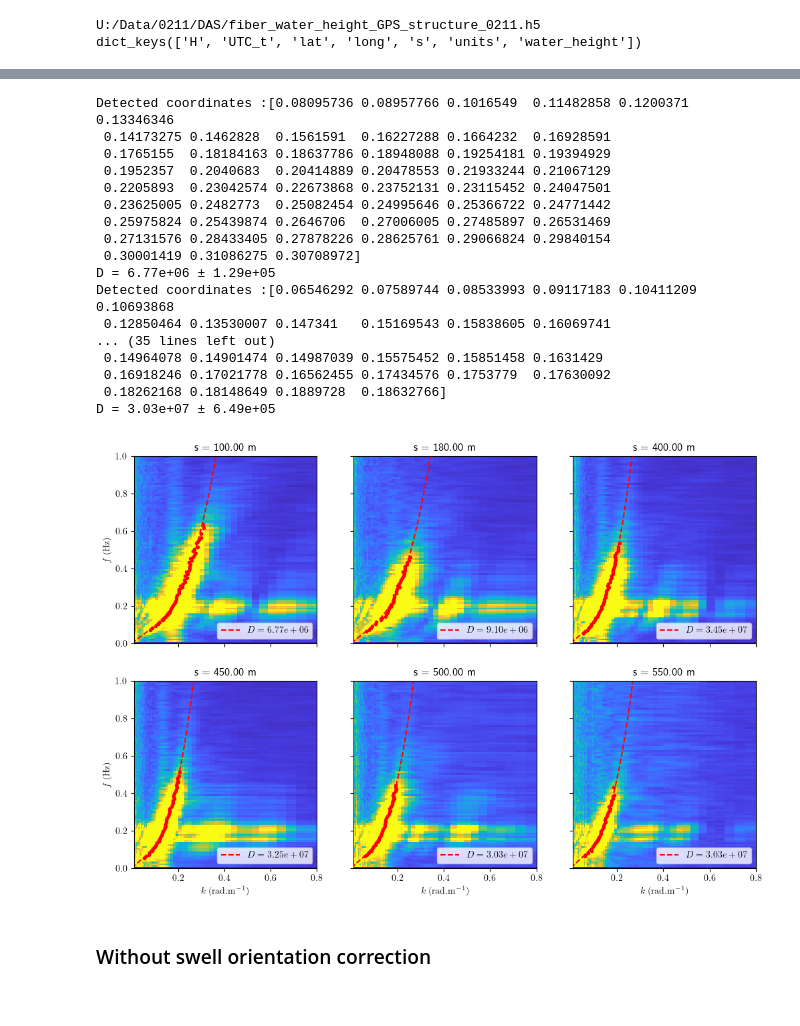
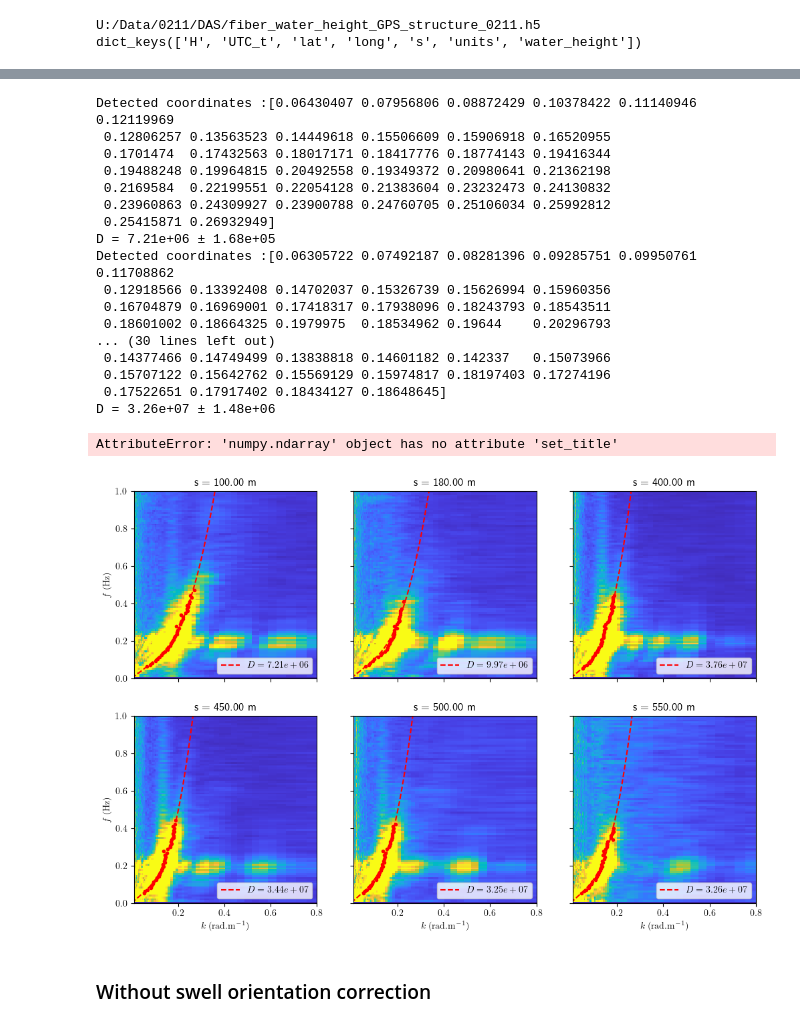
Before and after one commit to Turbotice/icewave, a Jupyter notebook: icewave/das/Notebook_DAS_subpixel_detection.ipynb, the cells around one changed output, grey strips where cells are left out. Drawn from its saved outputs; the diff is of its cells as text; code cells hidden in the pictures.

```diff
--- a/icewave/das/Notebook_DAS_subpixel_detection.ipynb
+++ b/icewave/das/Notebook_DAS_subpixel_detection.ipynb
@@ -303,7 +302,7 @@ freq_range = [0.02,0.8]
 min_prominence = 0.7
 min_width = 3
 
-k = data['k']/np.cos(swell_orientation[date]*np.pi/180)
+k = data['k_star']/np.cos(swell_orientation[date]*np.pi/180)
 
 # select range of k for which we look for a peak
 if date in date_downsampling:
@@ -329,51 +328,52 @@ for i,(ax,idx) in enumerate(zip(axs.flatten(),idx_x)):
     # ax.set_ylim([0,8])
     # ax.set_xlim([0,0.7])
     ax.set_title(f's = {s[idx]:.2f} m')
     imsh.set_clim([0,300])
 
     k_exp,f_exp = extract_peaks(FK,freq,k,freq_range,min_prominence,min_width)
     ax.plot(k_exp,f_exp,'r.')
     print(f'Detected coordinates :{k_exp}')
 
     if len(k_exp) != 0:
         H = get_water_height(DAS_water_height,UTC_mid,selected_x[i])
         popt,pcov = scipy.optimize.curve_fit(lambda x,D : shallow_hydroelastic(x, D, rho_w, H)/2/np.pi,k_exp,f_exp,
                                              bounds = (1e5,1e8))
         err_coeff = np.sqrt(np.diag(pcov))
         print(f'D = {popt[0]:.2e} ± {err_coeff[0]:.2e}')
 
         k_th = np.linspace(0,1,100)
         omega_th = shallow_hydroelastic(k_th, popt[0], rho_w, H)
         label_th = r'$D = ' + f'{popt[0]:.2e}' + r'$'
         ax.plot(k_th,omega_th/2/np.pi,'r--',label = label_th)
         ax.legend(loc = 'lower right',fontsize = 10)
 
 for j in range(axs.shape[1]):
     axs[1,j].set_xlabel(r'$k \; \mathrm{(rad.m^{-1})}$')
 
 for i in range(axs.shape[0]):
     axs[i,0].set_ylabel(r'$f \; \mathrm{(Hz)}$')
 
 axs.set_title('With swell orientation correction')
 # %% [output]
-Detected coordinates :[0.08095736 0.08957766 0.1016549  0.11482858 0.1200371  0.13346346
- 0.14173275 0.1462828  0.1561591  0.16227288 0.1664232  0.16928591
- 0.1765155  0.18184163 0.18637786 0.18948088 0.19254181 0.19394929
- 0.1952357  0.2040683  0.20414889 0.20478553 0.21933244 0.21067129
- 0.2205893  0.23042574 0.22673868 0.23752131 0.23115452 0.24047501
- 0.23625005 0.2482773  0.25082454 0.24995646 0.25366722 0.24771442
- 0.25975824 0.25439874 0.2646706  0.27006005 0.27485897 0.26531469
- 0.27131576 0.28433405 0.27878226 0.28625761 0.29066824 0.29840154
- 0.30001419 0.31086275 0.30708972]
-D = 6.77e+06 ± 1.29e+05
-Detected coordinates :[0.06546292 0.07589744 0.08533993 0.09117183 0.10411209 0.10693868
- 0.12850464 0.13530007 0.147341   0.15169543 0.15838605 0.16069741
-... (35 lines left out)
- 0.14964078 0.14901474 0.14987039 0.15575452 0.15851458 0.1631429
- 0.16918246 0.17021778 0.16562455 0.17434576 0.1753779  0.17630092
- 0.18262168 0.18148649 0.1889728  0.18632766]
-D = 3.03e+07 ± 6.49e+05
+Detected coordinates :[0.06430407 0.07956806 0.08872429 0.10378422 0.11140946 0.12119969
+ 0.12806257 0.13563523 0.14449618 0.15506609 0.15906918 0.16520955
+ 0.1701474  0.17432563 0.18017171 0.18417776 0.18774143 0.19416344
+ 0.19488248 0.19964815 0.20492558 0.19349372 0.20980641 0.21362198
+ 0.2169584  0.22199551 0.22054128 0.21383604 0.23232473 0.24130832
+ 0.23960863 0.24309927 0.23900788 0.24760705 0.25106034 0.25992812
+ 0.25415871 0.26932949]
+D = 7.21e+06 ± 1.68e+05
+Detected coordinates :[0.06305722 0.07492187 0.08281396 0.09285751 0.09950761 0.11708862
+ 0.12918566 0.13392408 0.14702037 0.15326739 0.15626994 0.15960356
+ 0.16704879 0.16969001 0.17418317 0.17938096 0.18243793 0.18543511
+ 0.18601002 0.18664325 0.1979975  0.18534962 0.19644    0.20296793
+... (30 lines left out)
+ 0.14377466 0.14749499 0.13838818 0.14601182 0.142337   0.15073966
+ 0.15707122 0.15642762 0.15569129 0.15974817 0.18197403 0.17274196
+ 0.17522651 0.17917402 0.18434127 0.18648645]
+D = 3.26e+07 ± 1.48e+06
+AttributeError: 'numpy.ndarray' object has no attribute 'set_title'
-[figure, old version]
+[figure, new version]
 # %% [markdown]
 ### Without swell orientation correction
 # %%
```
Also changed, not shown: parts of 4 cells of this notebook, 7 other files.
